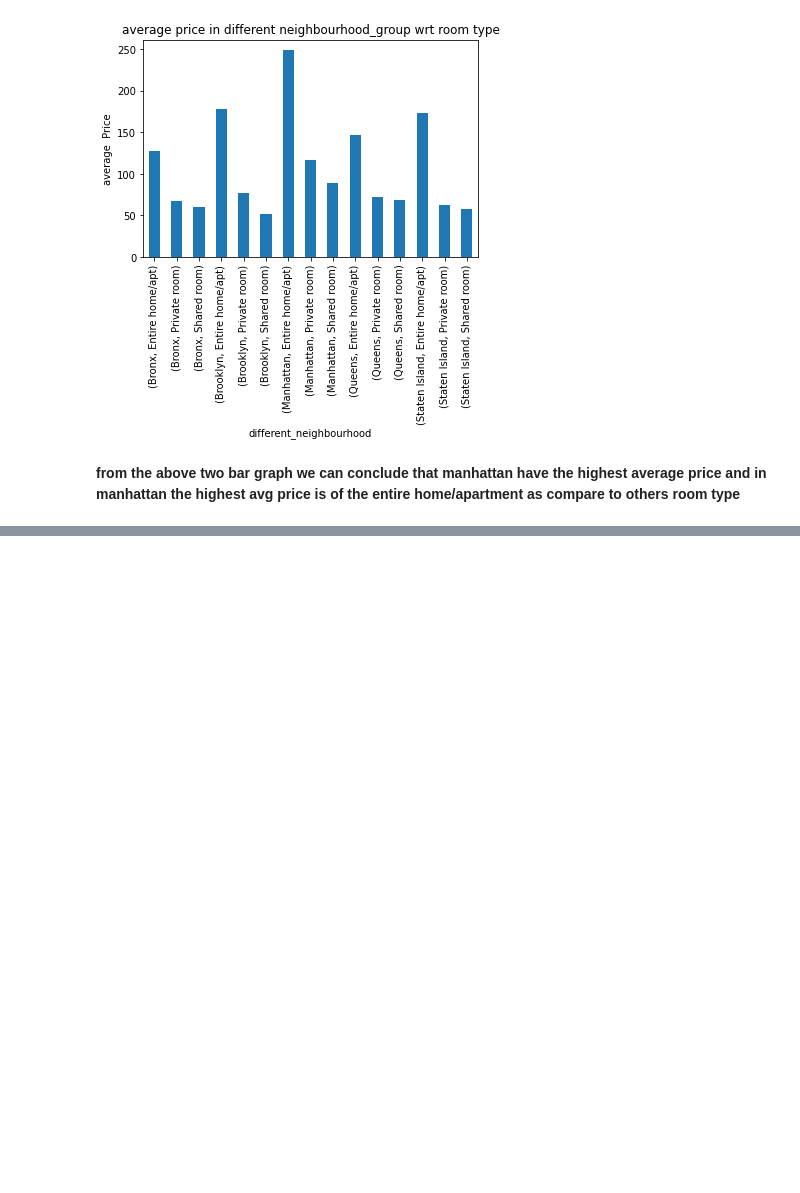
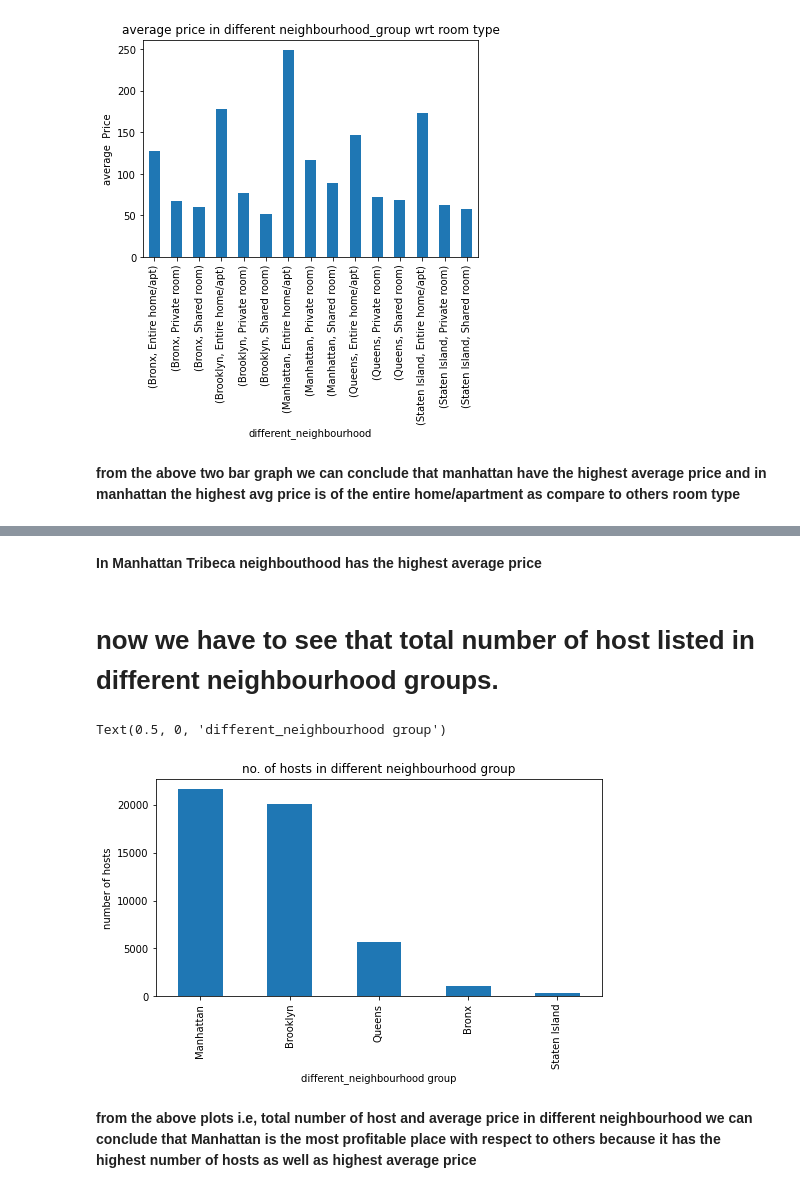
Before and after one commit to avanish04/EDA-on-airbnb, a Jupyter notebook: Copy_of_Airbnb_Bookings_Analysis_Capstone_Project.ipynb, the cells around one changed output, grey strips where cells are left out. Drawn from its saved outputs; the diff is of its cells as text; code cells hidden in the pictures; blank space fills up the shorter version.

```diff
--- a/Copy_of_Airbnb_Bookings_Analysis_Capstone_Project.ipynb
+++ b/Copy_of_Airbnb_Bookings_Analysis_Capstone_Project.ipynb
@@ -216,0 +230,14 @@ Text(0.5, 0, 'different_neighbourhood')
+# %% [markdown]
+**In Manhattan Tribeca neighbouthood has the highest average price**
+# %% [markdown]
+# now we have to see that total number of host listed in different neighbourhood groups.
+# %%
+df_airbnb['neighbourhood_group'].value_counts().plot.bar(figsize = (8,4),fontsize = 10)
+plt.title('no. of hosts in different neighbourhood group')
+plt.ylabel('number of hosts')
+plt.xlabel('different_neighbourhood group')
+# %% [output]
+Text(0.5, 0, 'different_neighbourhood group')
+[figure, added]
+# %% [markdown]
+**from the above  plots i.e, total number of host and average price in different neighbourhood we can conclude that Manhattan is the most profitable place with respect to others because it has the highest number of hosts as well as highest average price**
```
Also changed, not shown: parts of 4 cells of this notebook.
